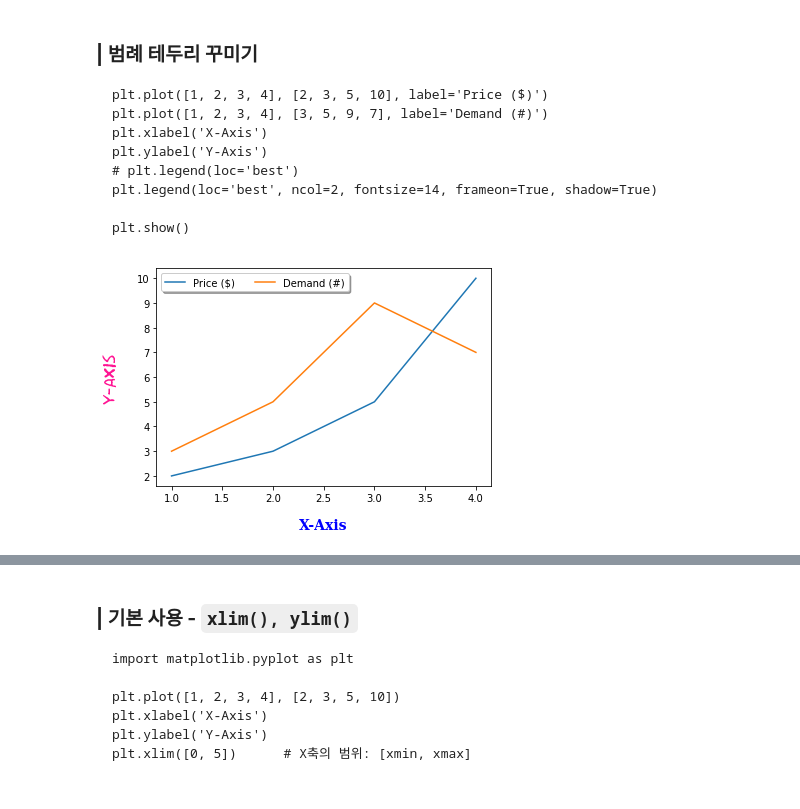
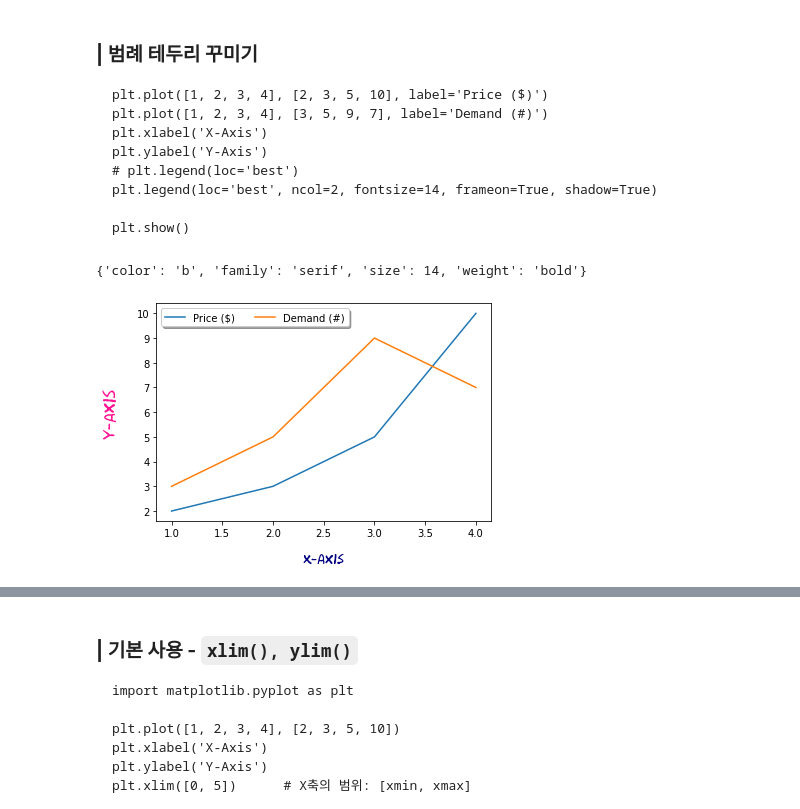
Before and after one commit to PomesHouse/SkillTreePython-DataAnalysis, a Jupyter notebook: 02.데이터시각화/ch02_01_Matplotib기본.ipynb, the cells around one changed output, grey strips where cells are left out. Drawn from its saved outputs; the diff is of its cells as text; code cells hidden in the pictures.

````diff
--- a/02.데이터시각화/ch02_01_Matplotib기본.ipynb
+++ b/02.데이터시각화/ch02_01_Matplotib기본.ipynb
@@ -411,17 +415,21 @@ plt.legend(loc='best', ncol=2, fontsize=14, frameon=True, shadow=True)
 
 plt.show()
 ```
+# %%
+font1
+# %% [output]
+{'color': 'b', 'family': 'serif', 'size': 14, 'weight': 'bold'}
 # %%
 plt.plot([1,2,3,4],[2,3,5,10], label = 'Price ($)')
 plt.plot([1,2,3,4],[3,5,9,7], label = 'Demand (#)')
-plt.xlabel('X-Axis', labelpad = 15, fontdict = font1)
+plt.xlabel('X-Axis', labelpad = 15, color = 'navy', size = 14, weight =  'bold', family = 'Fantasy') # 이렇게 풀어써도 가능하다.
 plt.ylabel('Y-Axis', labelpad = 20, fontdict = font2)
 plt.legend(loc = 'best', ncol = 2, frameon = True, shadow = True)
 plt.show()
 
 # 이 외, legend() 함수에는 facecolor, edgecolor, borderpad, labelspacing과 같은 다양한 파라미터가 존재.
 # %% [output]
-[figure, old version]
+[figure, new version]
 # %% [markdown]
 ## **05. 축 범위 지정하기**
 ---
````
Also changed, not shown: parts of 16 cells of this notebook.
